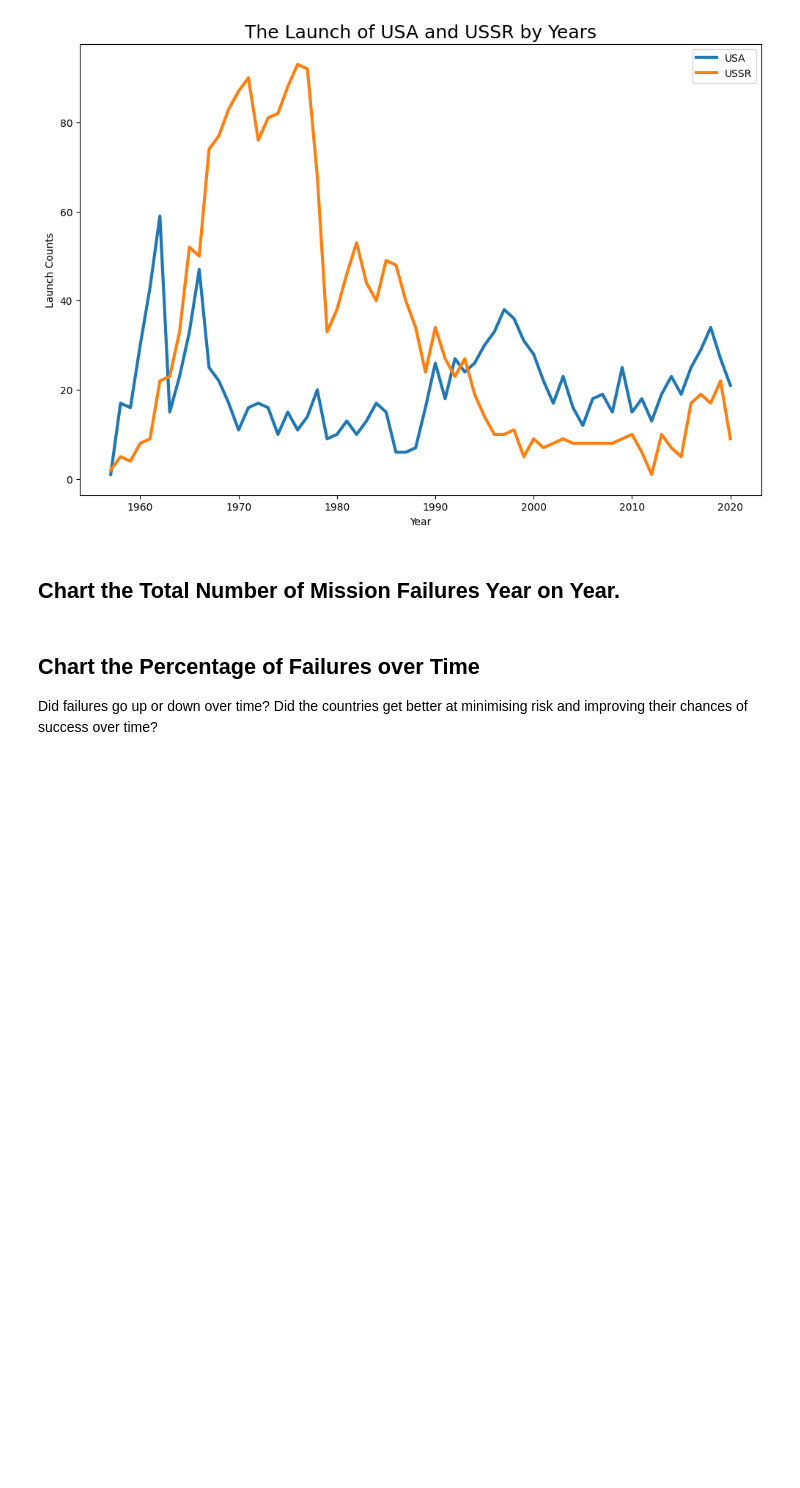
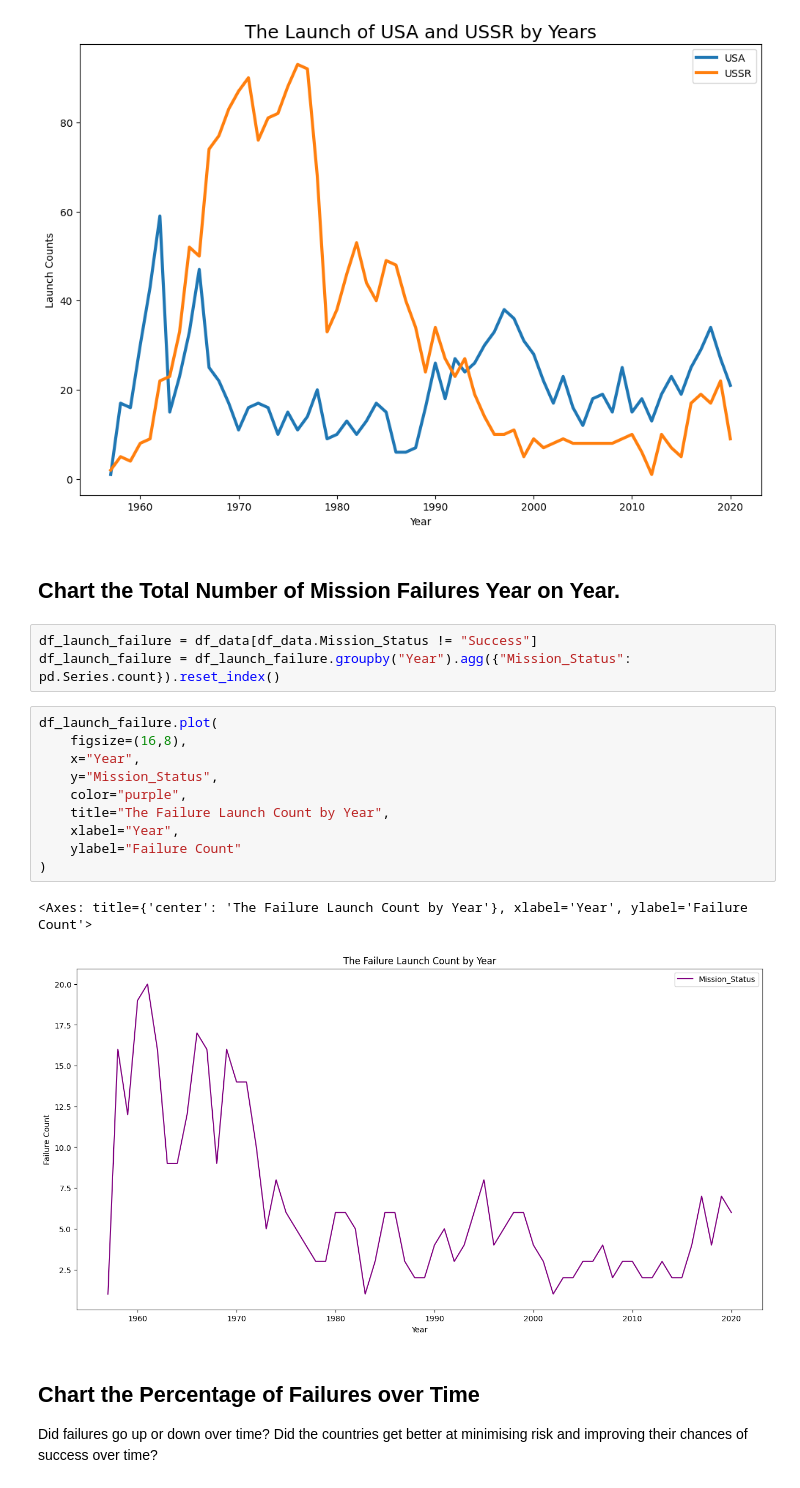
Before and after one commit to chgwyellow/Analyse---Visualise-the-Space-Race, a Jupyter notebook: Space_Missions_Analysis.ipynb, the cells around one changed output. Saved outputs shown, nothing was run; the diff lists cells and outputs as text; blank space fills up the shorter version.

Commit message:
Completed the Failures year on year.

```diff
--- a/Space_Missions_Analysis.ipynb
+++ b/Space_Missions_Analysis.ipynb
@@ -587,6 +587,22 @@ plt.show()
 [figure]
 # %% [markdown]
 ## Chart the Total Number of Mission Failures Year on Year.
+# %%
+df_launch_failure = df_data[df_data.Mission_Status != "Success"]
+df_launch_failure = df_launch_failure.groupby("Year").agg({"Mission_Status": pd.Series.count}).reset_index()
+# %%
+df_launch_failure.plot(
+    figsize=(16,8),
+    x="Year",
+    y="Mission_Status",
+    color="purple",
+    title="The Failure Launch Count by Year",
+    xlabel="Year",
+    ylabel="Failure Count"
+)
+# %% [output]
+<Axes: title={'center': 'The Failure Launch Count by Year'}, xlabel='Year', ylabel='Failure Count'>
+[figure, added]
 # %% [markdown]
 ## Chart the Percentage of Failures over Time
 
```
